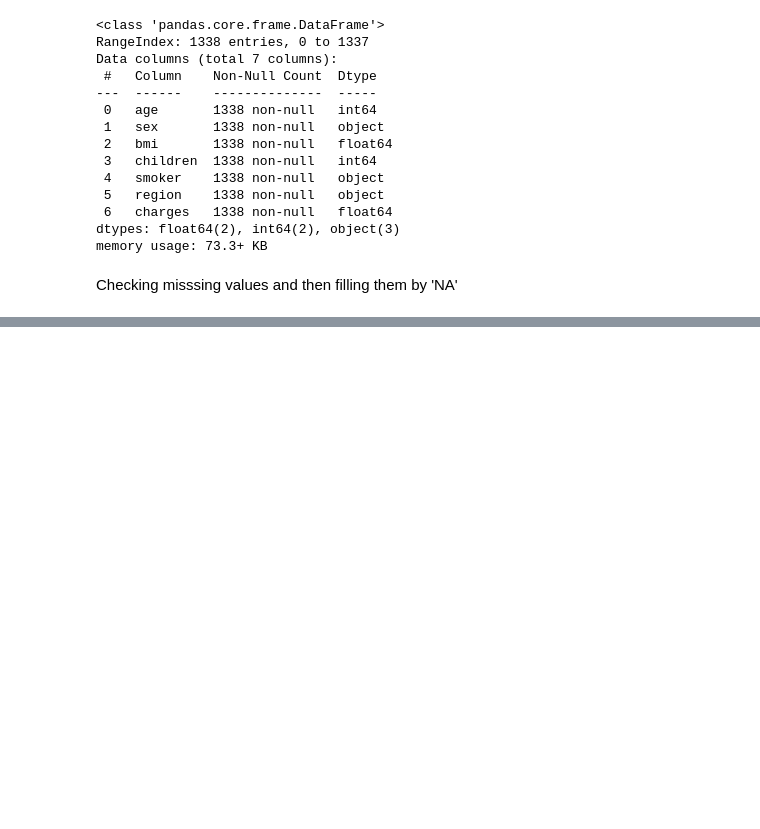
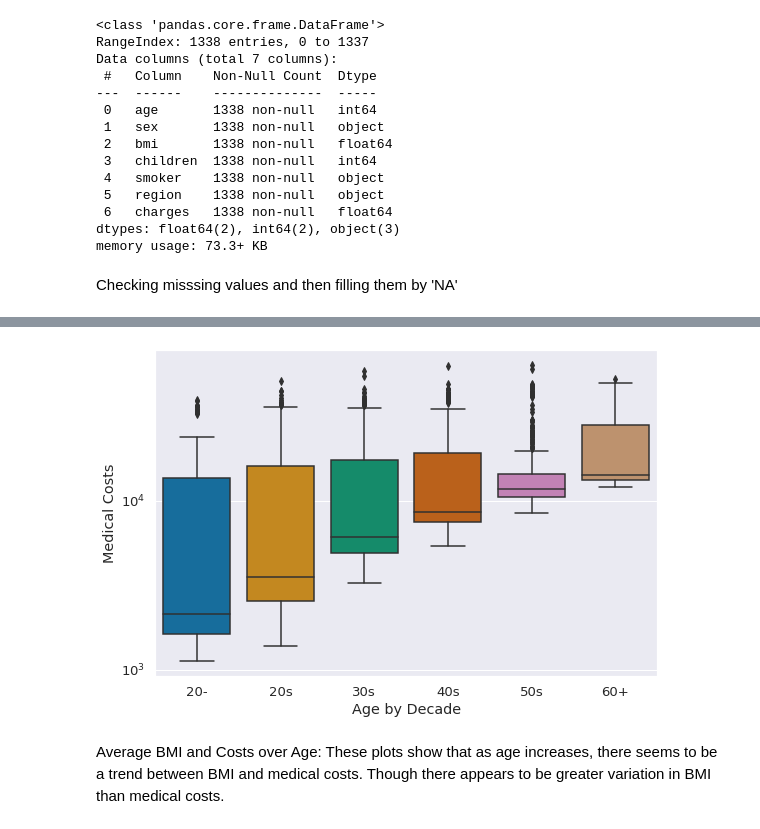
Before and after one commit to dspark0419/DATA-201, a Jupyter notebook: Project_1_insurance.ipynb, the cells around one changed output, grey strips where cells are left out. Drawn from its saved outputs; the diff is of its cells as text; code cells hidden in the pictures; blank space fills up the shorter version.

```diff
--- a/Project_1_insurance.ipynb
+++ b/Project_1_insurance.ipynb
@@ -206,0 +118,11 @@ for i in range(1000):
+# %%
+plt.figure(figsize=[9,6])
+sns.boxplot(data=medCosts, x='age_by_decade', y='charges', palette='colorblind')
+plt.xlabel('Age by Decade')
+plt.ylabel('Medical Costs')
+plt.yscale("log")
+plt.show()
+# %% [output]
+[figure, added]
+# %% [markdown]
+Average BMI and Costs over Age: These plots show that as age increases, there seems to be a trend between BMI and medical costs. Though there appears to be greater variation in BMI than medical costs.
```
Also changed, not shown: parts of 60 cells of this notebook.
